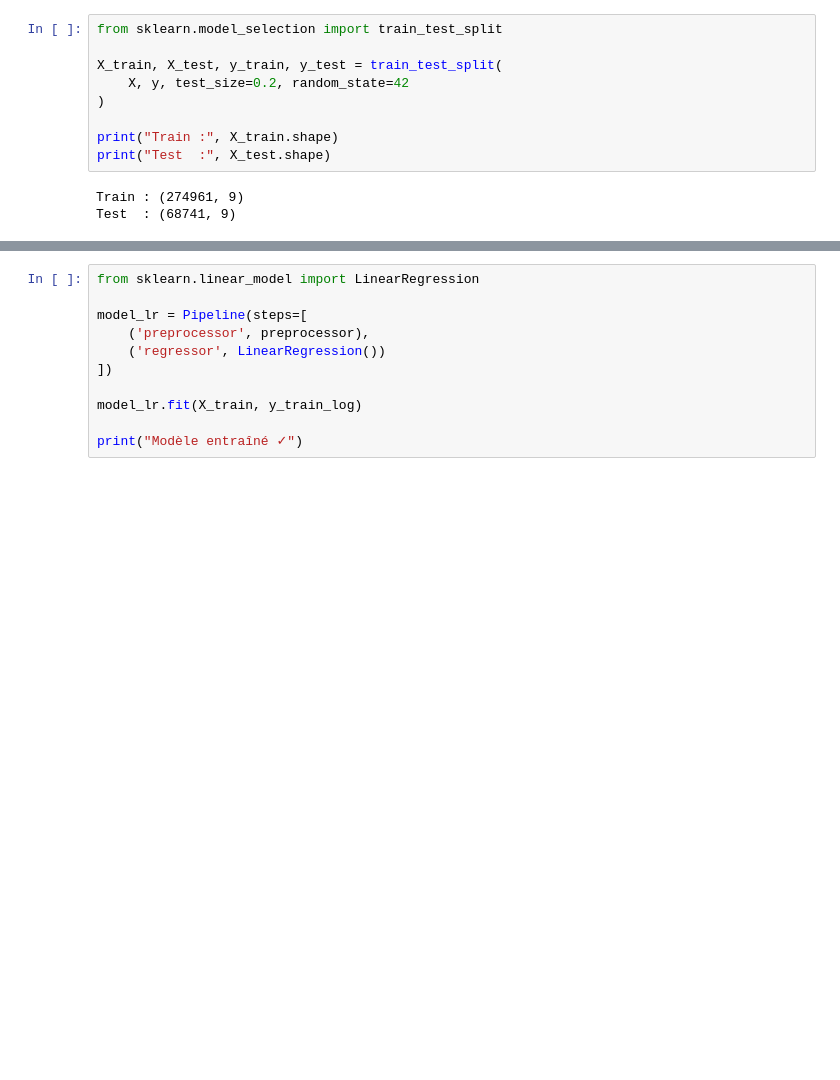
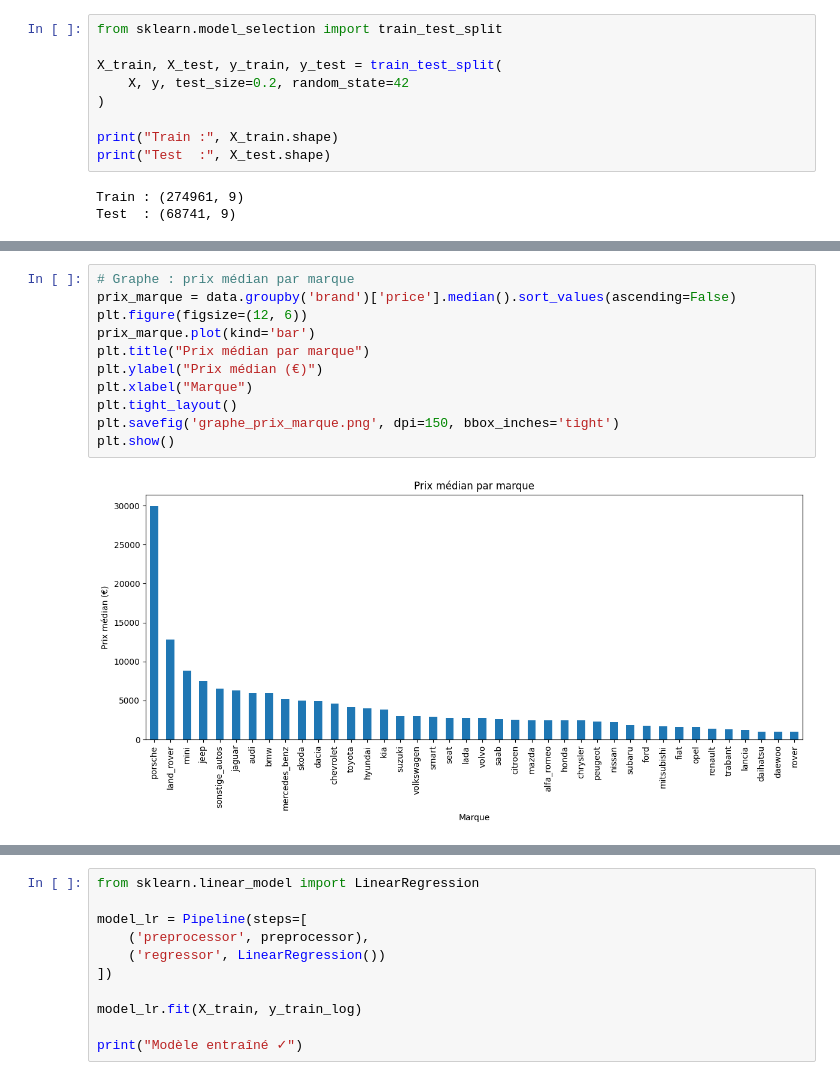
Before and after one commit to badidiM/ML_project_carprice_prediction, a Jupyter notebook: notebook.ipynb, the cells around one changed output, grey strips where cells are left out. Cells and saved outputs as stored; diff of their text form; blank space fills up the shorter version.

```diff
--- a/notebook.ipynb
+++ b/notebook.ipynb
@@ -250,0 +280,13 @@ plt.show()
+# %%
+# Graphe : prix médian par marque
+prix_marque = data.groupby('brand')['price'].median().sort_values(ascending=False)
+plt.figure(figsize=(12, 6))
+prix_marque.plot(kind='bar')
+plt.title("Prix médian par marque")
+plt.ylabel("Prix médian (€)")
+plt.xlabel("Marque")
+plt.tight_layout()
+plt.savefig('graphe_prix_marque.png', dpi=150, bbox_inches='tight')
+plt.show()
+# %% [output]
+[figure, added]
```
Also changed, not shown: parts of 39 cells of this notebook, 6 other files.
